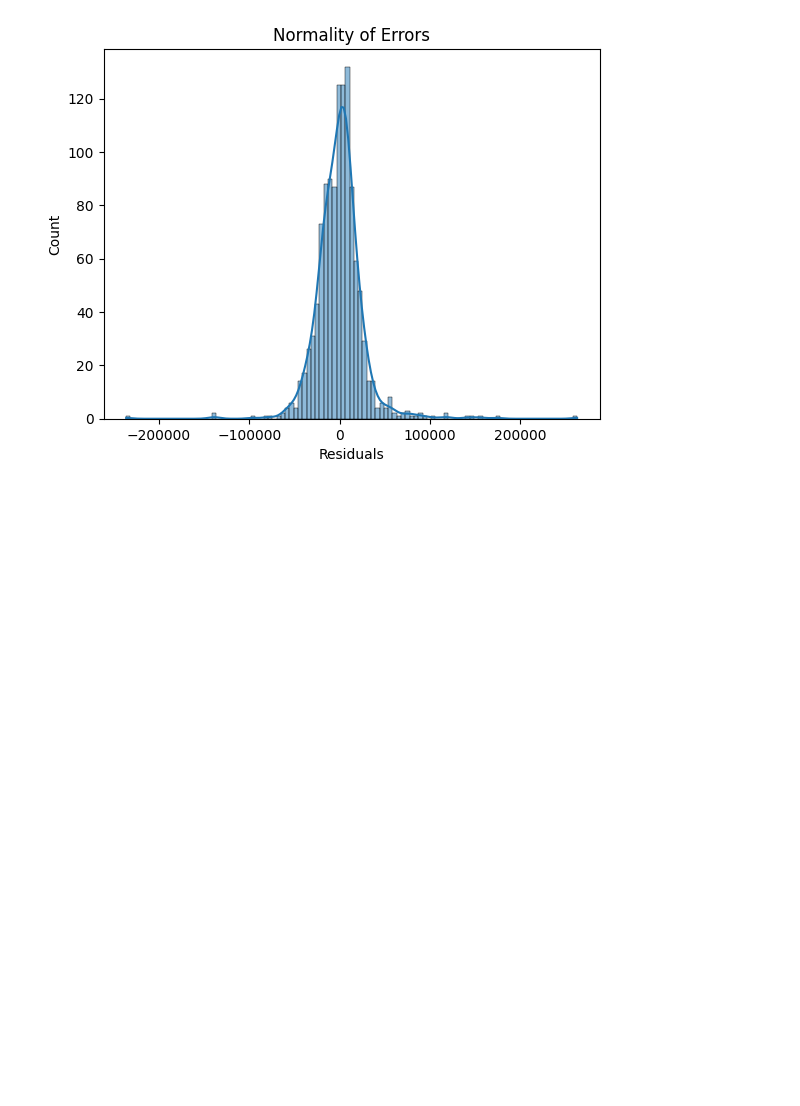
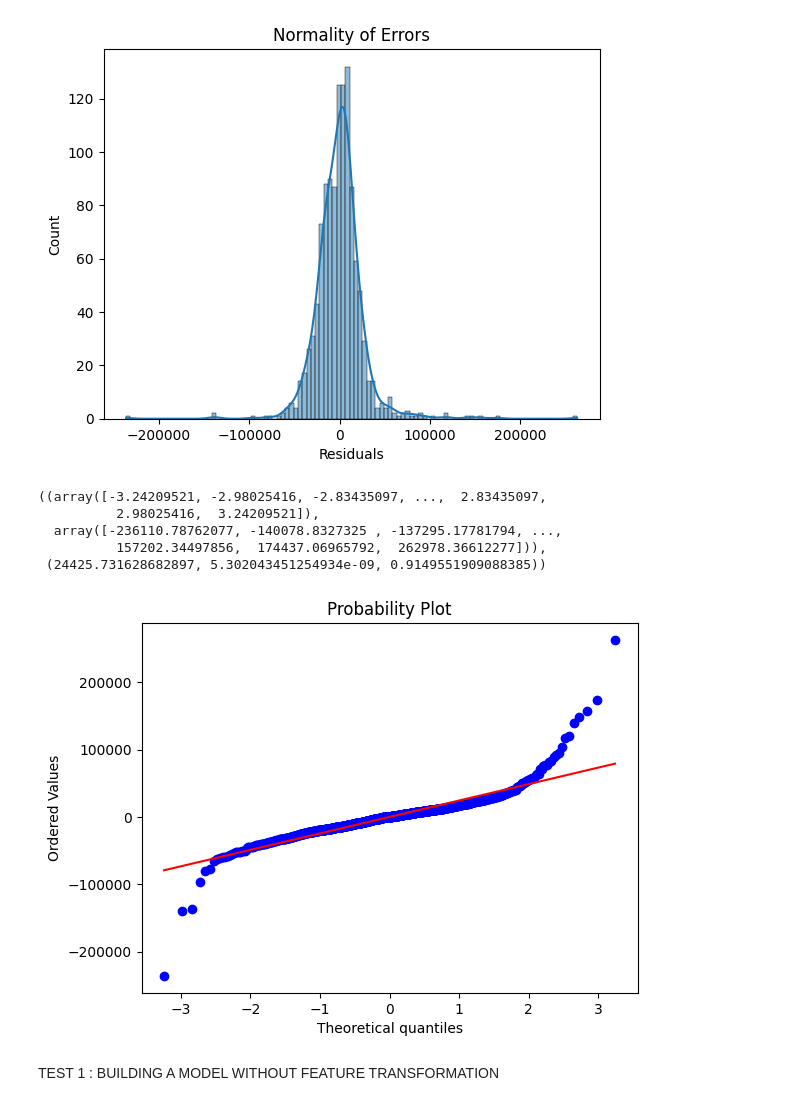
Before and after one commit to Alfredo2212/Kaggle-Data_Science, a Jupyter notebook: house-prices-advanced-regression-techniques.ipynb, the cells around one changed output. Cells and saved outputs as stored; diff of their text form; code cells hidden in the pictures; blank space fills up the shorter version.

Commit message:
Kaggle Notebook | house-prices-advanced-regression-techniques | Nested loop, P-value & VIF check

```diff
--- a/house-prices-advanced-regression-techniques.ipynb
+++ b/house-prices-advanced-regression-techniques.ipynb
@@ -616,3 +624,18 @@ plt.xlabel('Residuals')
 plt.title('Normality of Errors');
 # %% [output]
 [figure]
+# %%
+# QQ plot for normality check 2
+
+stats.probplot(ols_model.resid, dist='norm', plot=pylab)
+
+# This confirms that the residual is normally distributed ( majority is in the mean line)
+# %% [output]
+((array([-3.24209521, -2.98025416, -2.83435097, ...,  2.83435097,
+          2.98025416,  3.24209521]),
+  array([-236110.78762077, -140078.8327325 , -137295.17781794, ...,
+          157202.34497856,  174437.06965792,  262978.36612277])),
+ (24425.731628682897, 5.302043451254934e-09, 0.9149551909088385))
+[figure, added]
+# %% [markdown]
+TEST 1 : BUILDING A MODEL WITHOUT FEATURE TRANSFORMATION
```
Also changed, not shown: parts of 10 cells of this notebook.
